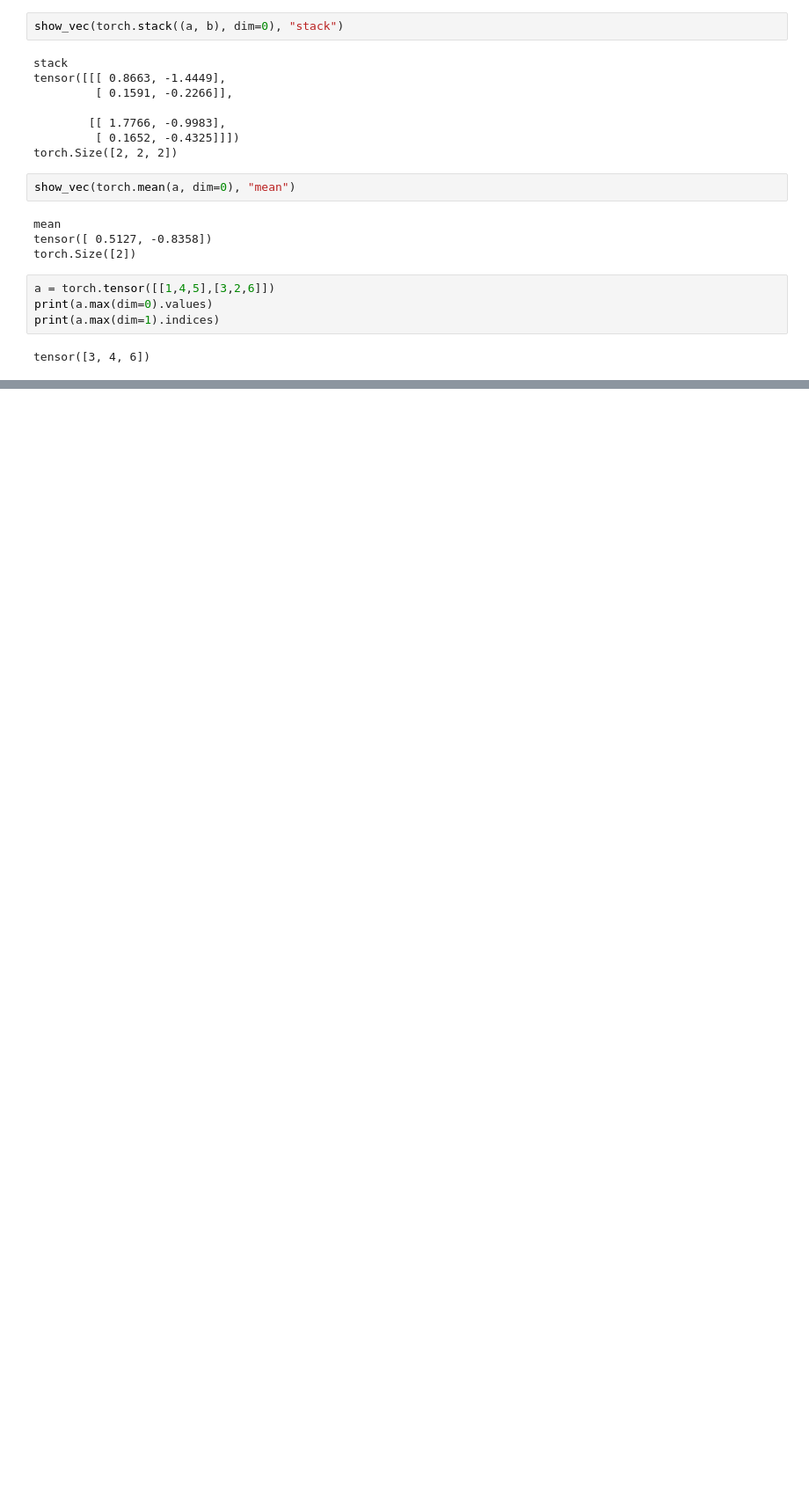
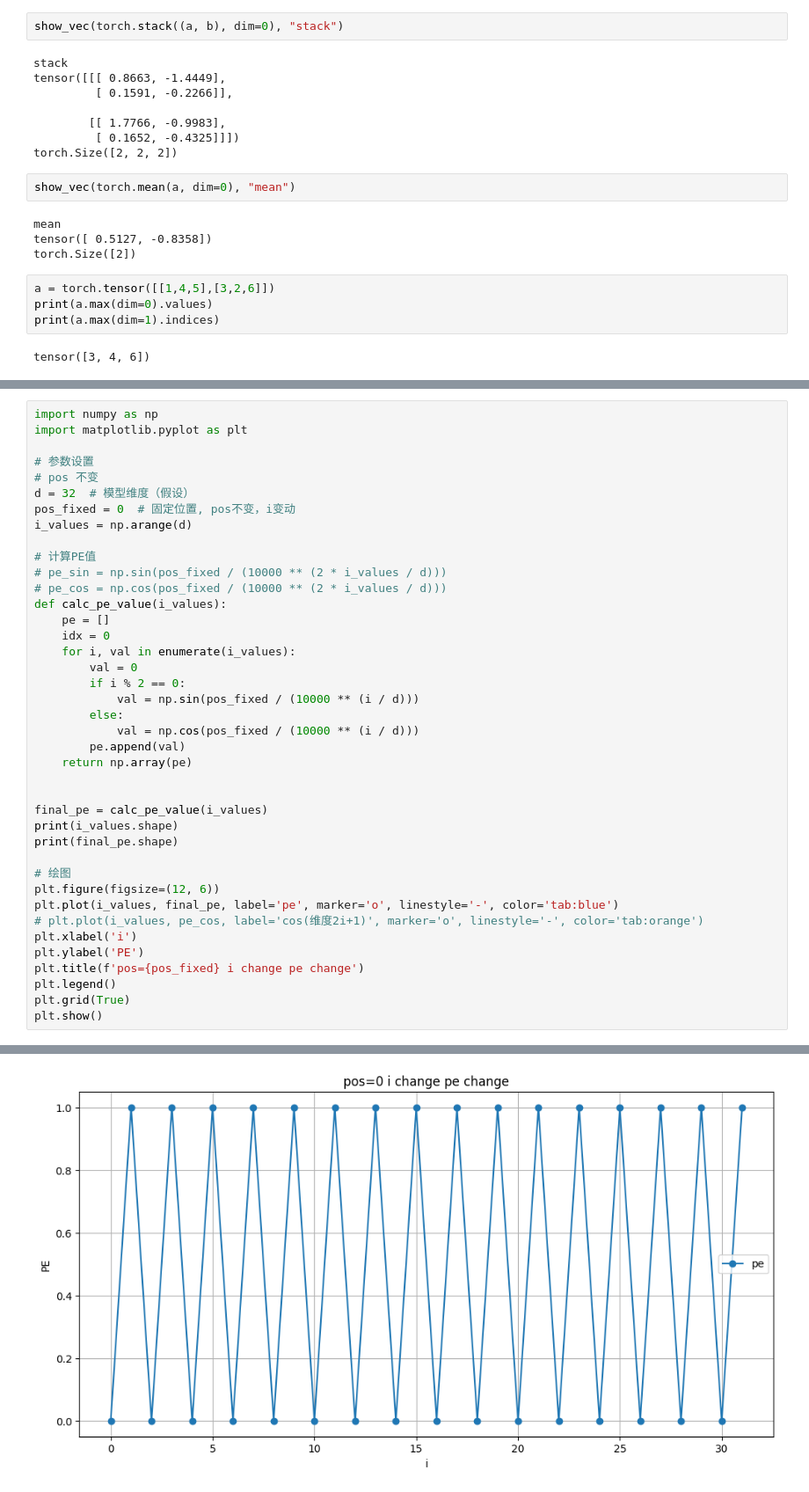
Before and after one commit to Draymonders/bing-agent, a Jupyter notebook: src/nlp/torch_base.ipynb, the cells around one changed output, grey strips where cells are left out. Shown at 88% size. Drawn from its saved outputs; the diff is of its cells as text; blank space fills up the shorter version.

```diff
--- a/src/nlp/torch_base.ipynb
+++ b/src/nlp/torch_base.ipynb
@@ -50,0 +128,41 @@ tensor([2, 2])
+# %%
+import numpy as np
+import matplotlib.pyplot as plt
+
+# 参数设置
+# pos 不变
+d = 32  # 模型维度（假设）
+pos_fixed = 0  # 固定位置, pos不变，i变动
+i_values = np.arange(d)
+
+# 计算PE值
+# pe_sin = np.sin(pos_fixed / (10000 ** (2 * i_values / d)))
+# pe_cos = np.cos(pos_fixed / (10000 ** (2 * i_values / d)))
+def calc_pe_value(i_values):
+    pe = []
+    idx = 0
+    for i, val in enumerate(i_values):
+        val = 0
+        if i % 2 == 0:
+            val = np.sin(pos_fixed / (10000 ** (i / d)))
+        else:
+            val = np.cos(pos_fixed / (10000 ** (i / d)))
+        pe.append(val)
+    return np.array(pe)
+
+
+final_pe = calc_pe_value(i_values)
+print(i_values.shape)
+print(final_pe.shape)
+
+# 绘图
+plt.figure(figsize=(12, 6))
+plt.plot(i_values, final_pe, label='pe', marker='o', linestyle='-', color='tab:blue')
+# plt.plot(i_values, pe_cos, label='cos(维度2i+1)', marker='o', linestyle='-', color='tab:orange')
+plt.xlabel('i')
+plt.ylabel('PE')
+plt.title(f'pos={pos_fixed} i change pe change')
+plt.legend()
+plt.grid(True)
+plt.show()
+# %% [output]
@@ -50,0 +171 @@ tensor([2, 2])
+[figure, added]
```
Also changed, not shown: parts of 14 cells of this notebook, 7 other files.
